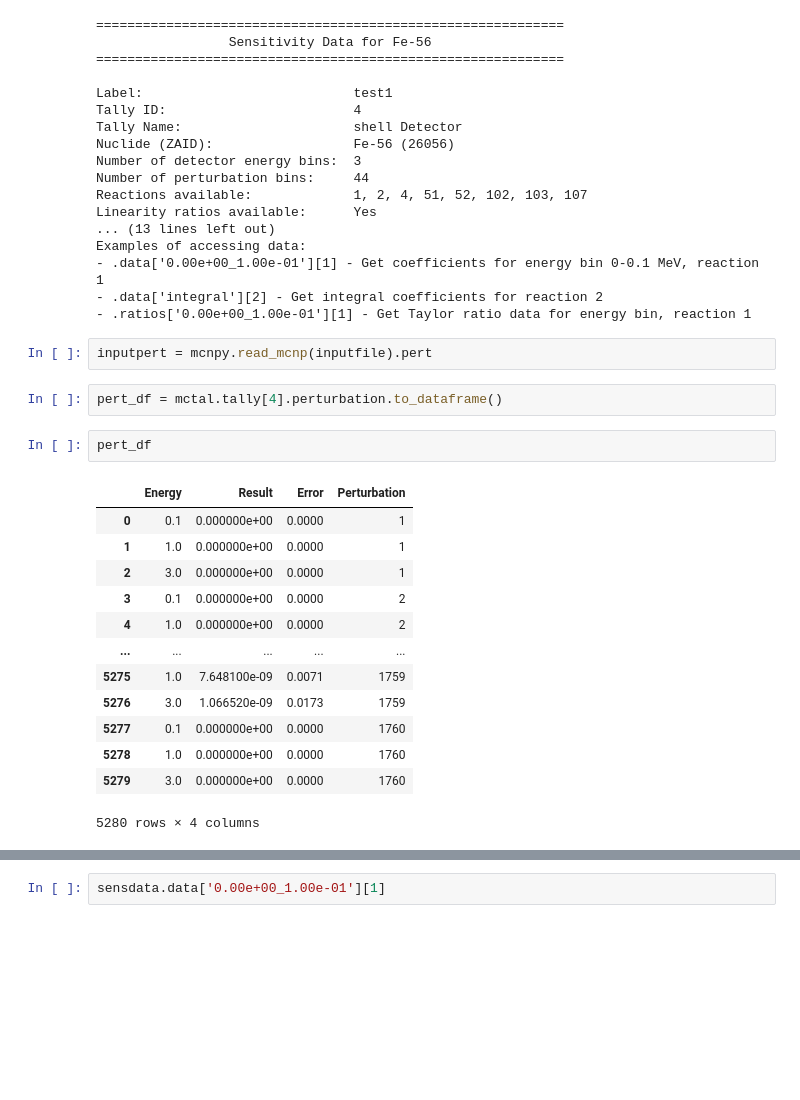
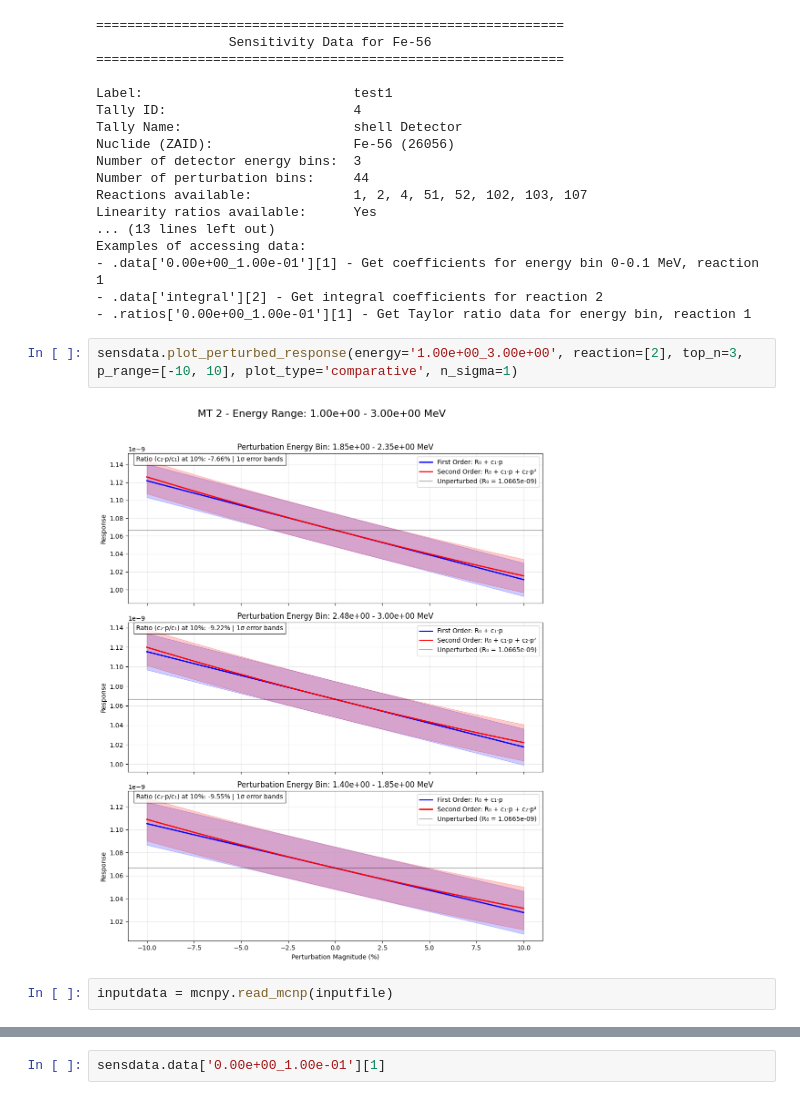
Before and after one commit to monleon96/kika, a Jupyter notebook: examples/output_parser.ipynb, the cells around one changed output, grey strips where cells are left out. Drawn from its saved outputs; the diff is of its cells as text; blank space fills up the shorter version.

Commit message:
Added Perturbed responses. Added more repr methods.

```diff
--- a/examples/output_parser.ipynb
+++ b/examples/output_parser.ipynb
@@ -69,23 +107,9 @@ Examples of accessing data:
 - .data['0.00e+00_1.00e-01'][1] - Get coefficients for energy bin 0-0.1 MeV, reaction 1
 - .data['integral'][2] - Get integral coefficients for reaction 2
 - .ratios['0.00e+00_1.00e-01'][1] - Get Taylor ratio data for energy bin, reaction 1
+# %%
+sensdata.plot_perturbed_response(energy='1.00e+00_3.00e+00', reaction=[2], top_n=3, p_range=[-10, 10], plot_type='comparative', n_sigma=1)
+# %% [output]
+[figure, added]
 # %%
-inputpert = mcnpy.read_mcnp(inputfile).pert
+inputdata = mcnpy.read_mcnp(inputfile)
-# %%
-pert_df = mctal.tally[4].perturbation.to_dataframe()
-# %%
-pert_df
-# %% [output]
-|  | Energy | Result | Error | Perturbation |
-| 0 | 0.1 | 0.000000e+00 | 0.0000 | 1 |
-| 1 | 1.0 | 0.000000e+00 | 0.0000 | 1 |
-| 2 | 3.0 | 0.000000e+00 | 0.0000 | 1 |
-| 3 | 0.1 | 0.000000e+00 | 0.0000 | 2 |
-| 4 | 1.0 | 0.000000e+00 | 0.0000 | 2 |
-| ... | ... | ... | ... | ... |
-| 5275 | 1.0 | 7.648100e-09 | 0.0071 | 1759 |
-| 5276 | 3.0 | 1.066520e-09 | 0.0173 | 1759 |
-| 5277 | 0.1 | 0.000000e+00 | 0.0000 | 1760 |
-| 5278 | 1.0 | 0.000000e+00 | 0.0000 | 1760 |
-| 5279 | 3.0 | 0.000000e+00 | 0.0000 | 1760 |
-5280 rows × 4 columns
```
Also changed, not shown: parts of 16 cells of this notebook, 9 other files.
